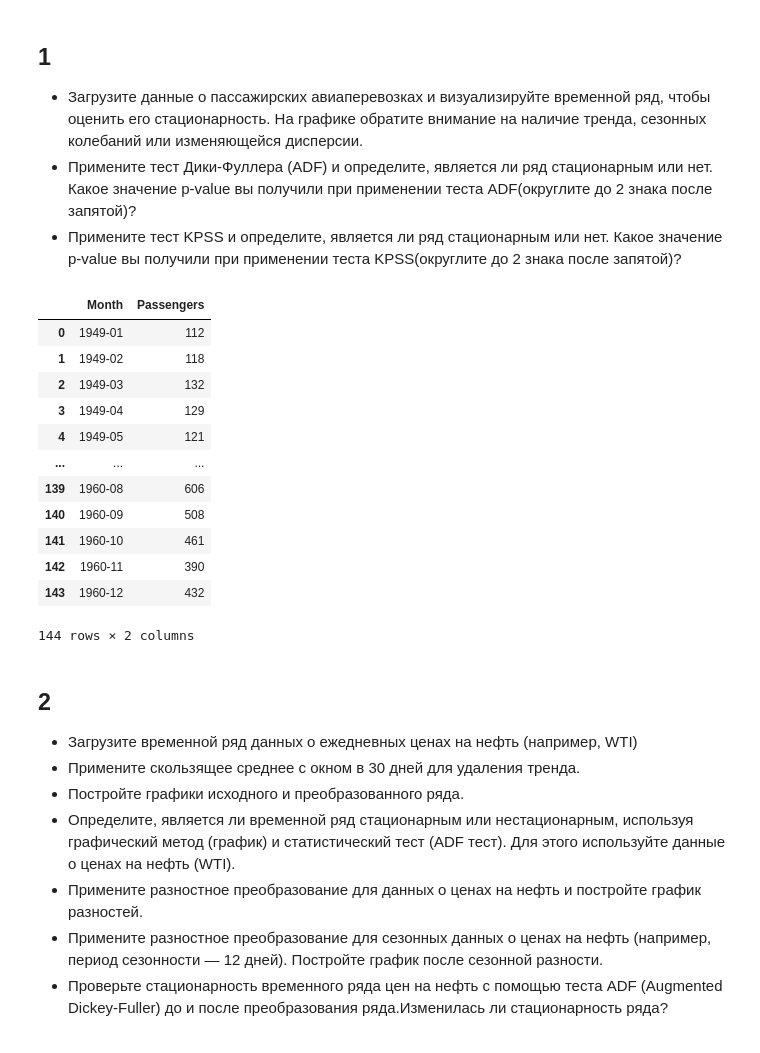
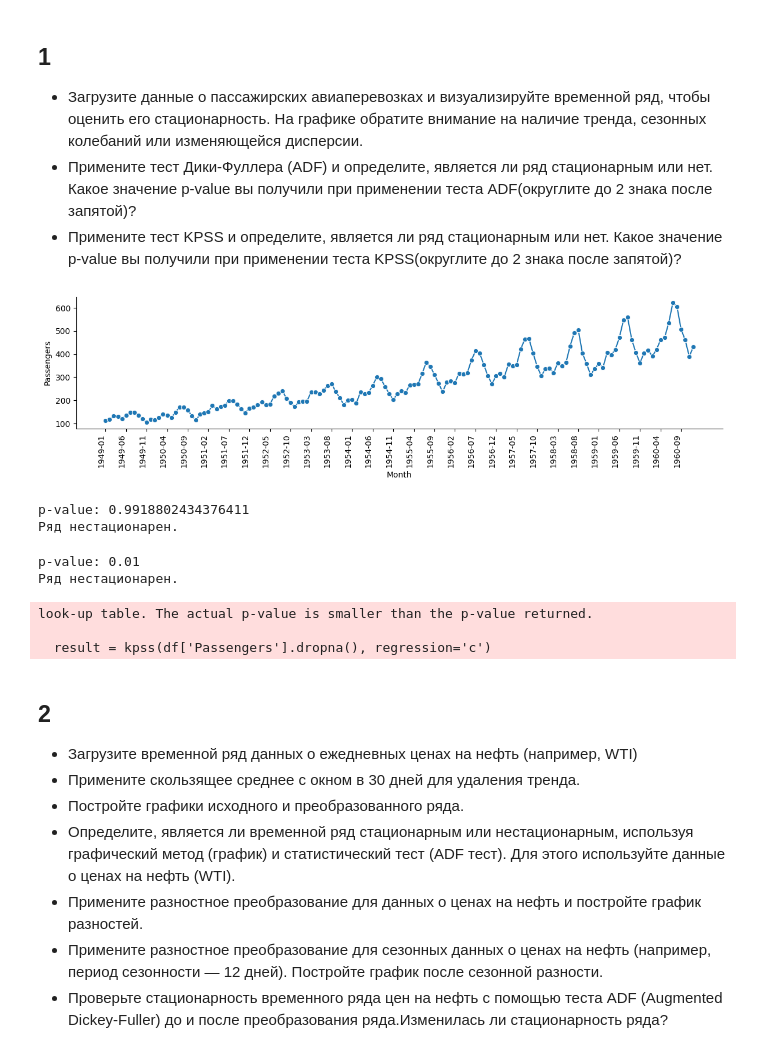
Before and after one commit to skv-analyst/study-timeseries-analysis-forecasting, a Jupyter notebook: notebooks/03-transformation.ipynb, the cells around one changed output. Cells and saved outputs as stored; diff of their text form; code cells hidden in the pictures.

Commit message:
add: step 3

```diff
--- a/notebooks/03-transformation.ipynb
+++ b/notebooks/03-transformation.ipynb
@@ -7,21 +9,37 @@ import pandas as pd
 - Примените тест KPSS и определите, является ли ряд стационарным или нет. Какое значение p-value вы получили при применении теста KPSS(округлите до 2 знака после запятой)?
 # %%
 df = pd.read_csv('../data/03-1-airline-passengers.csv')
-df
+df.set_index('Month', inplace=True)
-# %% [output]
-|  | Month | Passengers |
-| 0 | 1949-01 | 112 |
-| 1 | 1949-02 | 118 |
-| 2 | 1949-03 | 132 |
-| 3 | 1949-04 | 129 |
-| 4 | 1949-05 | 121 |
-| ... | ... | ... |
-| 139 | 1960-08 | 606 |
-| 140 | 1960-09 | 508 |
-| 141 | 1960-10 | 461 |
-| 142 | 1960-11 | 390 |
-| 143 | 1960-12 | 432 |
-144 rows × 2 columns
+# %%
+g = sns.relplot(x=df.index, y=df['Passengers'], kind='line', height=3, aspect=4, marker='o')
+g.set_xticklabels(rotation=90, horizontalalignment="right", step=5);
+# %% [output]
+[figure, added]
+# %%
+# Тест Дики-Фуллера
+result = adfuller(df['Passengers'].dropna())
+print(f"p-value: {result[1]}")
+if result[1] < 0.05:
+	print("Ряд стационарен.")
+else:
+	print("Ряд нестационарен.")
+# %% [output]
+p-value: 0.9918802434376411
+Ряд нестационарен.
+# %%
+# Тест KPSS
+result = kpss(df['Passengers'].dropna(), regression='c')
+print(f"p-value: {result[1]}")
+if result[1] > 0.05:
+	print("Ряд стационарен.")
+else:
+	print("Ряд нестационарен.")
+# %% [output]
+p-value: 0.01
+Ряд нестационарен.
+look-up table. The actual p-value is smaller than the p-value returned.
+
+  result = kpss(df['Passengers'].dropna(), regression='c')
 # %% [markdown]
 ## 2
 - Загрузите временной ряд данных о ежедневных ценах на нефть (например, WTI)
```
Also changed, not shown: parts of 5 cells of this notebook.
